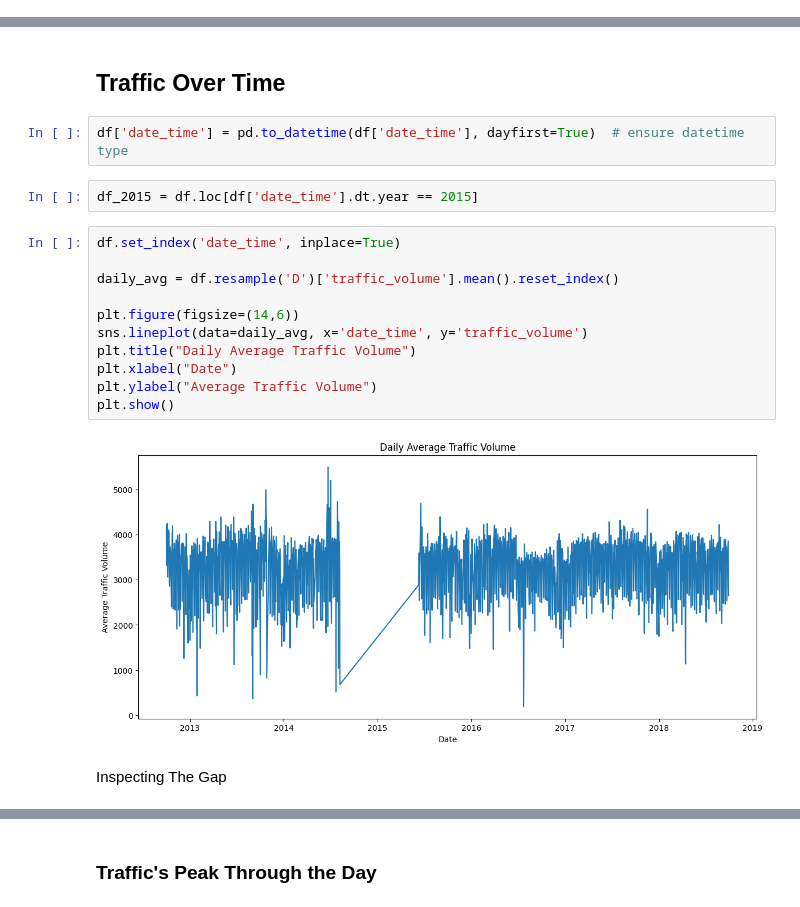
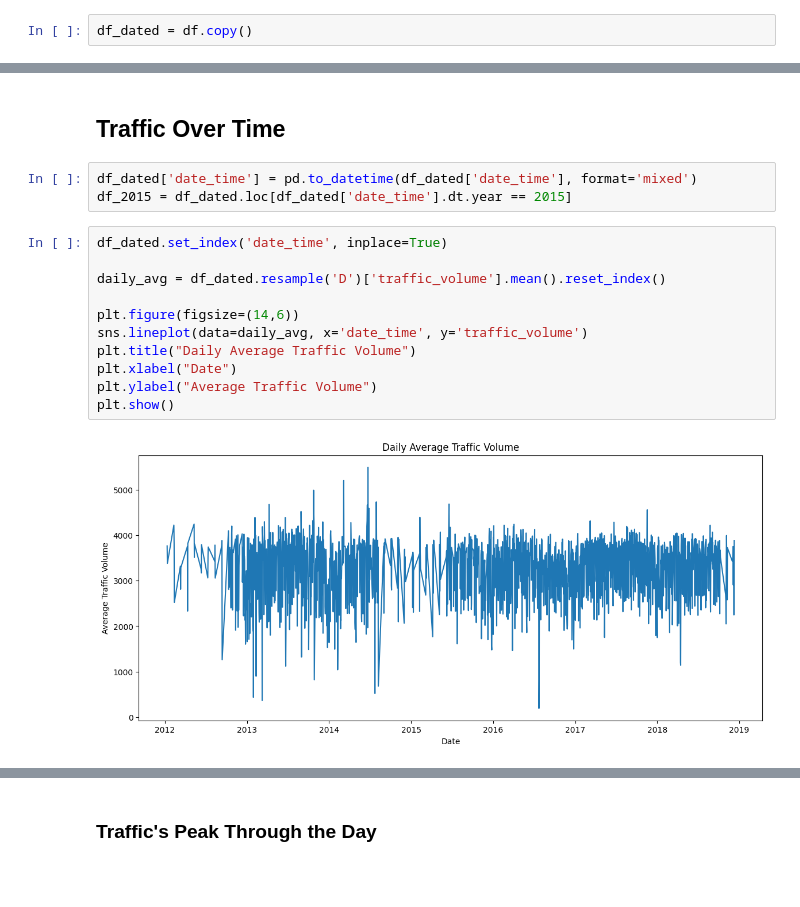
Before and after one commit to LouaiMuhammed/traffic-analysis-and-prediction, a Jupyter notebook: notebook.ipynb, the cells around one changed output, grey strips where cells are left out. Saved outputs shown, nothing was run; the diff lists cells and outputs as text; blank space fills up the shorter version.

```diff
--- a/notebook.ipynb
+++ b/notebook.ipynb
@@ -66,0 +69,2 @@ categorial_cols.describe().T
+# %%
+df_dated = df.copy()
@@ -195,22 +235,19 @@ plt.show()
 [figure]
 # %% [markdown]
 ## Traffic Over Time
-# %%
-df['date_time'] = pd.to_datetime(df['date_time'], dayfirst=True)  # ensure datetime type
 # %%
-df_2015 = df.loc[df['date_time'].dt.year == 2015]
+df_dated['date_time'] = pd.to_datetime(df_dated['date_time'], format='mixed')
+df_2015 = df_dated.loc[df_dated['date_time'].dt.year == 2015]
 # %%
-df.set_index('date_time', inplace=True)
+df_dated.set_index('date_time', inplace=True)
 
-daily_avg = df.resample('D')['traffic_volume'].mean().reset_index()
+daily_avg = df_dated.resample('D')['traffic_volume'].mean().reset_index()
 
 plt.figure(figsize=(14,6))
 sns.lineplot(data=daily_avg, x='date_time', y='traffic_volume')
 plt.title("Daily Average Traffic Volume")
 plt.xlabel("Date")
 plt.ylabel("Average Traffic Volume")
 plt.show()
 # %% [output]
-[figure, old version]
+[figure, new version]
-# %% [markdown]
-Inspecting The Gap
```
Also changed, not shown: parts of 60 cells of this notebook.
